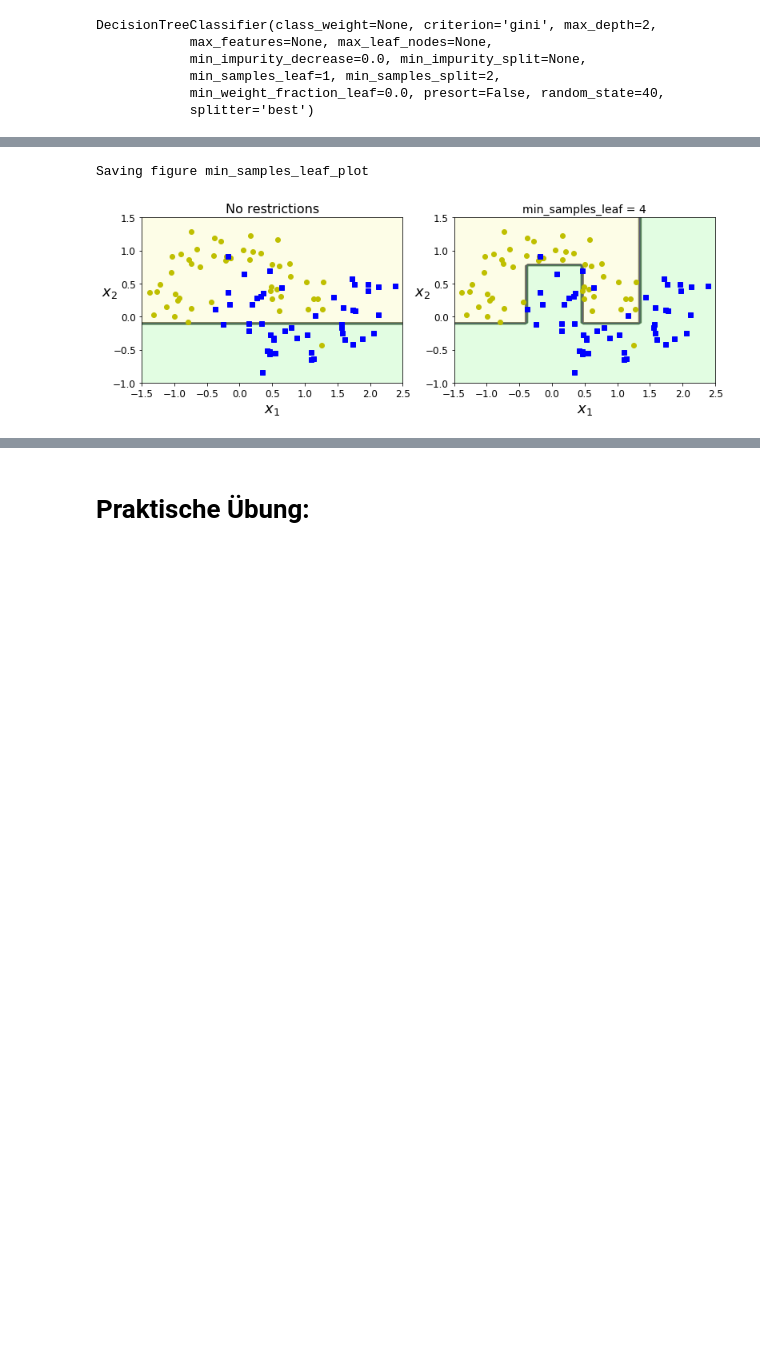
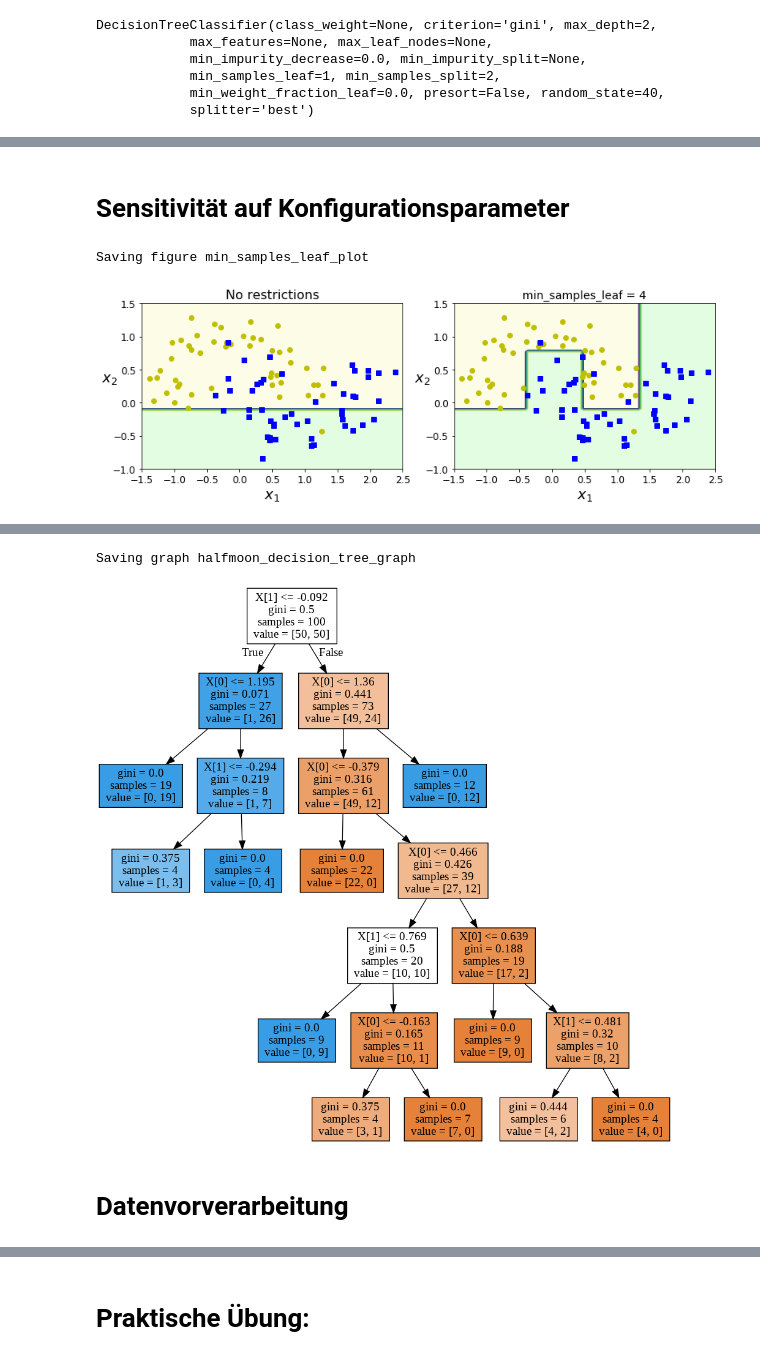
Before and after one commit to fxmuelle/zp-ml-jupyter, a Jupyter notebook: decision_trees.ipynb, the cells around one changed output, grey strips where cells are left out. Cells and saved outputs as stored; diff of their text form; code cells hidden in the pictures; blank space fills up the shorter version.

```diff
--- a/decision_trees.ipynb
+++ b/decision_trees.ipynb
@@ -181,4 +180,6 @@ Saving figure decision_tree_instability_plot
 [figure]
+# %% [markdown]
+# Sensitivität auf Konfigurationsparameter
 # %%
 from sklearn.datasets import make_moons
 Xm, ym = make_moons(n_samples=100, noise=0.25, random_state=53)
@@ -196,11 +197,12 @@ plt.subplot(122)
 plot_decision_boundary(deep_tree_clf2, Xm, ym, axes=[-1.5, 2.5, -1, 1.5], iris=False)
 plt.title("min_samples_leaf = {}".format(deep_tree_clf2.min_samples_leaf), fontsize=14)
 
-save_fig("min_samples_leaf_plot")
+save_fig(plt, "min_samples_leaf_plot")
 plt.show()
 
-tree.export_graphviz(deep_tree_clf2, out_file='tree.dot', filled=True, feature_names=iris.feature_names[2:])
-Source.from_file('tree.dot')
+graph = create_graph(deep_tree_clf2, None)
+save_graph(graph, "halfmoon_decision_tree_graph")
+show_graph(graph)
 # %% [output]
 Saving figure min_samples_leaf_plot
 [figure]
@@ -207,0 +209,4 @@ Saving figure min_samples_leaf_plot
+Saving graph halfmoon_decision_tree_graph
+[figure, added]
+# %% [markdown]
+# Datenvorverarbeitung
```
Also changed, not shown: parts of 26 cells of this notebook.
